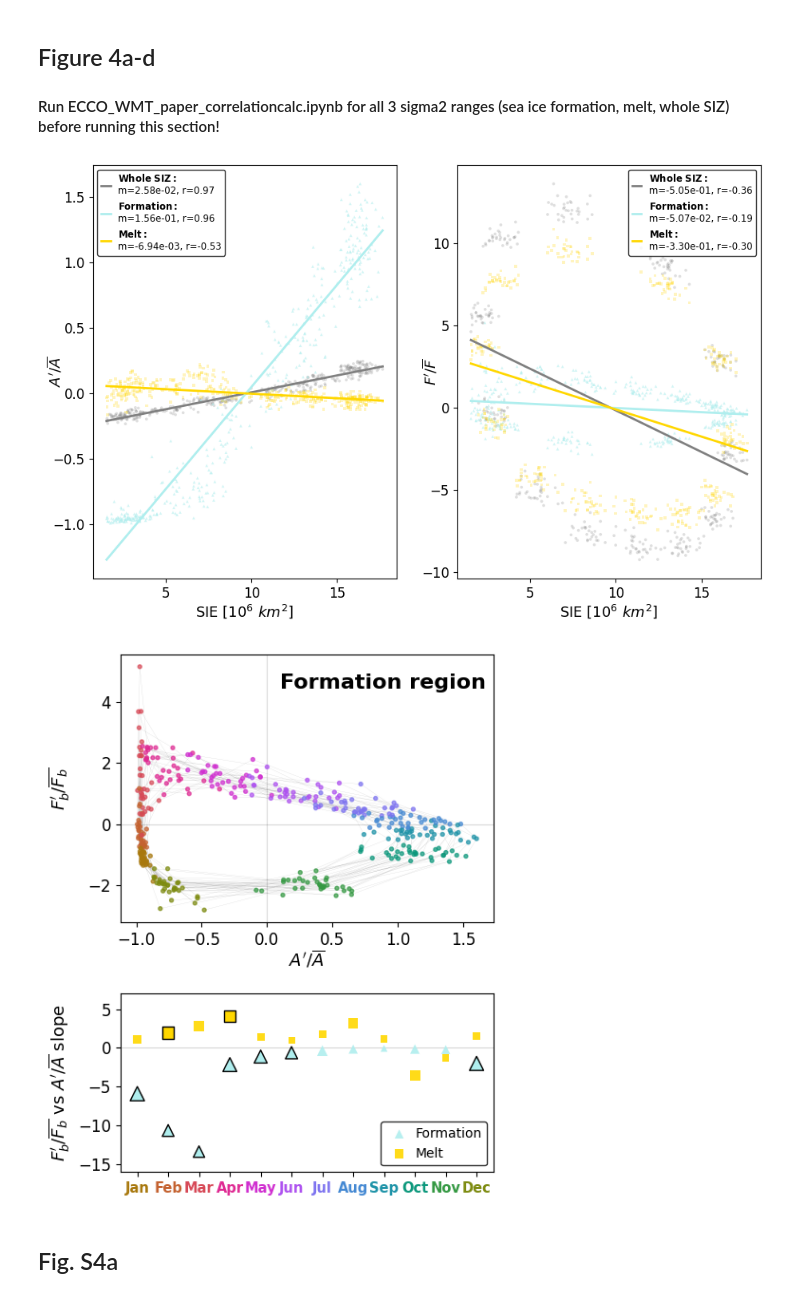
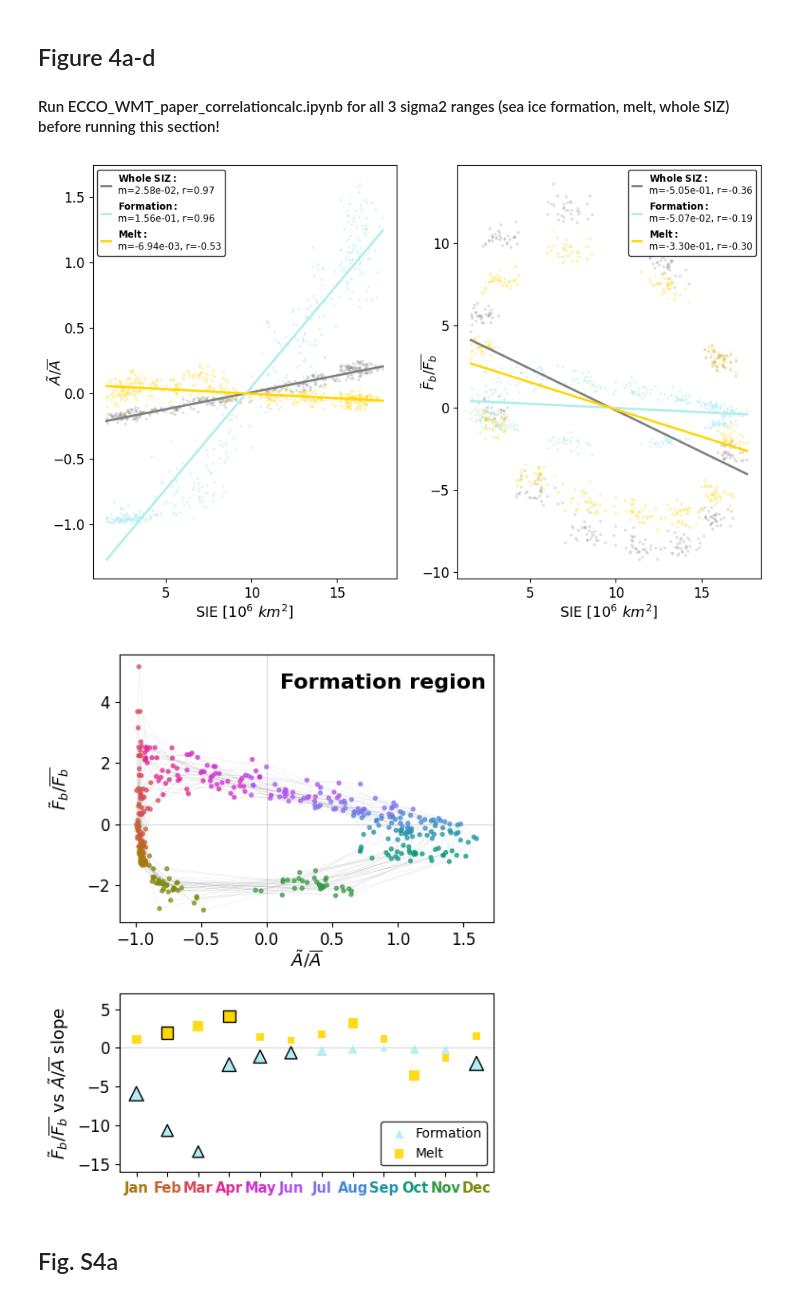
Before and after one commit to sarahhzhangg/ECCOV4r5_WMT, a Jupyter notebook: ECCO_WMT_paper_monthly.ipynb, the cells around one changed output. Saved outputs shown, nothing was run; the diff lists cells and outputs as text; code cells hidden in the pictures.

```diff
--- a/ECCO_WMT_paper_monthly.ipynb
+++ b/ECCO_WMT_paper_monthly.ipynb
@@ -53,7 +50,7 @@ grid_size_str = str(grid_size).replace('.','')
 # %%
 v4r5_fp = '/export/data1/szhang6/ECCO2/LLC90/v4r5_monthly/'
 # %%
-pattern = "EXFempmr.*.data"
+pattern = "oceQnet.*.data"
 full_path_pattern = os.path.join(v4r5_fp, pattern)
 
 # List files matching the pattern
@@ -232,7 +225,7 @@ for hem_i, hem_name in enumerate(hems):
     TRANS_SI_sd[hem_name] = np.nanstd(trans_si_ann, axis=0)
 
     fw_no_si_sd = np.nanstd(trans_ann[:, 1, :] - trans_si_ann[:, 1, :], axis=0)
-    rho_hems[hem_name] = rho
+    rho_hems[hem_name] = rho.copy()
 # %% [markdown]
 ## Figure 4
 # %%
@@ -529,13 +522,13 @@ def r_to_markersize(r, smin=15, smax=170):
     """Map |r| in [0, 1] to a marker area in [smin, smax]."""
     return smin + (smax - smin) * np.abs(r)
 # %%
-# Helper: fit + residuals for one region/relationship
 def fit_and_residuals(npz_data, xvar, yvar):
+    """Fit + residuals for one region/relationship"""
     x = np.asarray(npz_data[xvar]).flatten()
     y = np.asarray(npz_data[yvar]).flatten()
     mask = np.isfinite(x) & np.isfinite(y)
     x, y = x[mask], y[mask]
-    slope, intercept, r, p, se = stats.linregress(x, y)
+    slope, intercept, r, p, _ = stats.linregress(x, y)
     y_fit = slope * x + intercept
     resid = y - y_fit
     return dict(x=x, y=y, slope=slope, intercept=intercept, r=r, p=p, resid=resid)
@@ -546,46 +539,45 @@ fig, axs = plt.subplots(
 )
 panel_specs = [
     dict(col=0, xvar='monthly_sie', yvar='monthly_Aprime_over_Abar',
-         ylabel=r"$A'/\overline{A}$", title="$A'/\overline{A}$ vs SIE"),
+         ylabel=r"$\tilde{A}/\overline{A}$", title="$A'/\overline{A}$ vs SIE"),
     dict(col=1, xvar='monthly_sie', yvar='monthly_Fprime_over_Fbar',
-         ylabel=r"$F'/\overline{F}$", title="$F'/\overline{F}$ vs SIE"),
+         ylabel=r"$\tilde{F}_b/\overline{F_b}$", title="$F'/\overline{F}$ vs SIE"),
 ]
 for spec in panel_specs:
     col = spec['col']
     ax = axs[col]
     fits = {}
-    # Scatter points, plot line of best fit
+
     for region_name in ['Whole SIZ', 'Formation', 'Melt']:
         npz_data = regions[region_name]
         color = region_colors[region_name]
         marker = region_markers[region_name]
         fit = fit_and_residuals(npz_data, spec['xvar'], spec['yvar'])
         fits[region_name] = fit
         x, y = fit['x'], fit['y']
         scatter_alpha = 0.25
         if region_name == 'Formation':
             scatter_alpha = 0.55
         ax.scatter(x, y, s=7, color=color, marker=marker, alpha=scatter_alpha, edgecolors='none')
         x_line = np.linspace(x.min(), x.max(), 100)
         y_line = fit['slope'] * x_line + fit['intercept']
         ax.plot(
             x_line, y_line, color=color, linewidth=2,
             label=f"$\\bf{{{region_name.replace(' ', '\\ ')}}}:$\nm={fit['slope']:.2e}, r={fit['r']:.2f}",
         )
     ax.tick_params(axis='both', labelsize=tick_labelsize)
     ax.set_ylabel(spec['ylabel'], labelpad=-10, fontsize=label_fontsize)
     ax.set_xlabel(r'SIE [$10^6~km^2$]', labelpad=2, fontsize=label_fontsize)
     ax.legend(fontsize='small', loc='best', handlelength=1, edgecolor='black')
 
-# make label closer to ticks for F' panel:
 ax.set_ylabel(spec['ylabel'], labelpad=-16, fontsize=label_fontsize)
 
 fig.tight_layout()
 fig.subplots_adjust(wspace=0.2)
 plt.show()
 # fig.savefig('manuscript_figs/monthly_panels_ab.png', dpi=1200)
 # %% [output]
-[figure, old version]
+[figure, new version]
 # %%
 only_individual_regions = regions.copy()
 only_individual_regions.pop('Whole SIZ')
@@ -598,19 +590,17 @@ fig, axes = plt.subplots(
 )
 ax_top, ax_bot = axes
 
-# ---------------- Top panel: F' vs A' scatter, Formation region, colored by month ----------------
+# ---------------- Top panel: F' vs A' scatter, formation region, colored by month ----------------
 formation_data = only_individual_regions['Formation']
 x_top = formation_data['monthly_Aprime_over_Abar']
 y_top = formation_data['monthly_Fprime_over_Fbar']
 months_top = formation_data['months']
 
-sc = ax_top.scatter(
-    x_top, y_top, c=months_top, cmap=month_cmap, norm=norm, s=8, alpha=0.7,
-)
+ax_top.scatter(x_top, y_top, c=months_top, cmap=month_cmap, norm=norm, s=8, alpha=0.7,)
 ax_top.axhline(0, color='k', linewidth=0.8, alpha=0.15, zorder=0)
 ax_top.axvline(0, color='k', linewidth=0.8, alpha=0.15, zorder=0)
-ax_top.set_xlabel(r"$A'/\overline{A}$", fontsize=label_fontsize, labelpad=0)
-ax_top.set_ylabel(r"$F_b'/\overline{F_b}$", fontsize=label_fontsize)
+ax_top.set_xlabel(r"$\tilde{A}/\overline{A}$", fontsize=label_fontsize, labelpad=0)
+ax_top.set_ylabel(r"$\tilde{F}_b/\overline{F_b}$", fontsize=label_fontsize)
 ax_top.tick_params(axis='both', labelsize=tick_labelsize)
 
 ax_top.text(0.98, 0.93, 'Formation region',
@@ -619,7 +609,6 @@ ax_top.text(0.98, 0.93, 'Formation region',
         fontsize=16, fontweight='bold',
         color='k',
         )
-        # color=region_colors['Formation'])
 
 ax_top.plot(x_top, y_top, color='k',
           linewidth=0.15, alpha=0.2, zorder=0)
@@ -631,7 +620,6 @@ for region_name, npz_data in only_individual_regions.items():
     monthly_slopes = get_monthly_dict(npz_data, info['monthly_slopes'])
     monthly_rs = get_monthly_dict(npz_data, info['monthly_rs'])
     monthly_pvals = get_monthly_dict(npz_data, info['monthly_pvals'])
-    overall_slope, overall_r, overall_p = npz_data[info['overalls']]
 
     months_sorted = sorted(monthly_slopes.keys())
     slopes = np.array([monthly_slopes[m] for m in months_sorted])
@@ -659,7 +647,7 @@ ax_bot.set_xticklabels(month_labels, fontweight='bold', fontsize=10.5)
 ax_bot.tick_params(axis='y', labelsize=tick_labelsize)
 for tick, month in zip(ax_bot.get_xticklabels(), np.arange(1, 13)):
     tick.set_color(month_cmap(month - 1))
-ax_bot.set_ylabel(r"$F_b'/\overline{F_b}$ vs $A'/\overline{A}$ slope", fontsize=label_fontsize)
+ax_bot.set_ylabel(r"$\tilde{F}_b/\overline{F_b}$ vs $\tilde{A}/\overline{A}$ slope", fontsize=label_fontsize)
 
 handles, labels = ax_bot.get_legend_handles_labels()
 ax_bot.legend(handles, labels, fontsize='medium', ncol=1, loc='lower right', edgecolor='black', handletextpad = 0.2)
@@ -670,7 +658,7 @@ fig.subplots_adjust(hspace=0.32)
 plt.show()
 # fig.savefig('manuscript_figs/monthly_panels_cd.png', dpi=1200)
 # %% [output]
-[figure, old version]
+[figure, new version]
 # %% [markdown]
 ## Fig. S4a
 # %%
```
Also changed, not shown: parts of 8 cells of this notebook, 12 other files.
